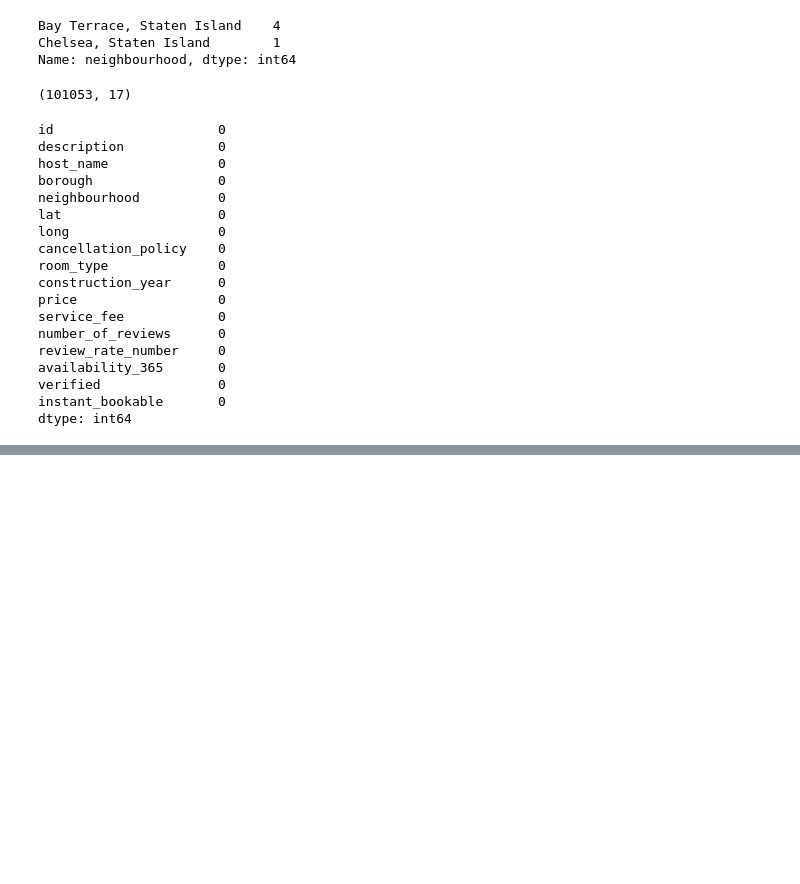
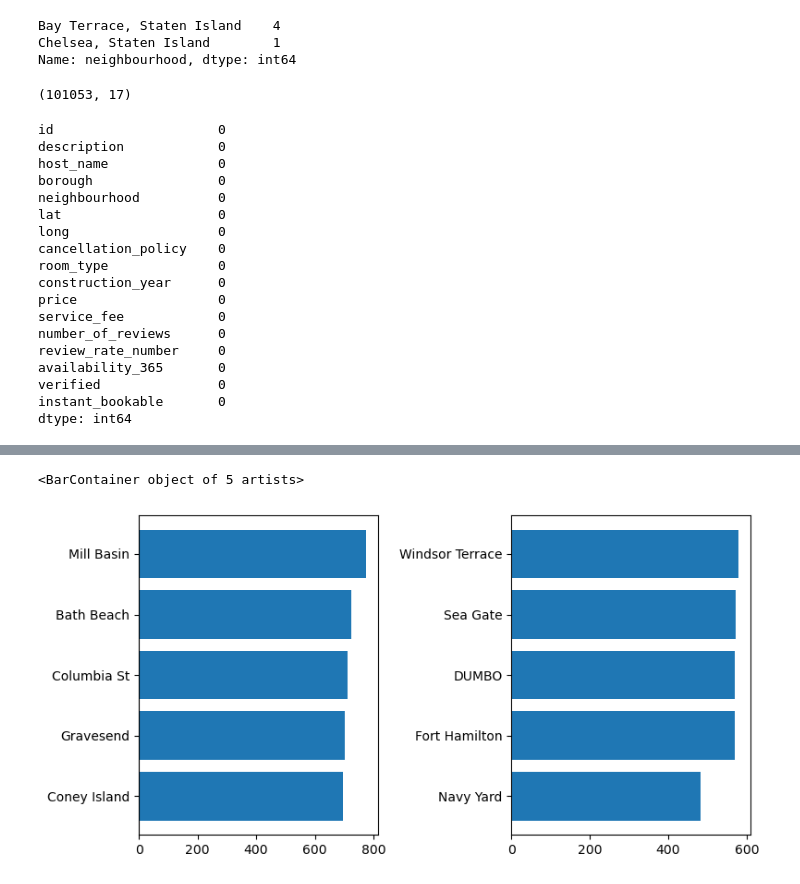
Before and after one commit to Mcapp1/AirBnB-Analysis, a Jupyter notebook: AirBnb.ipynb, the cells around one changed output, grey strips where cells are left out. Drawn from its saved outputs; the diff is of its cells as text; code cells hidden in the pictures; blank space fills up the shorter version.

```diff
--- a/AirBnb.ipynb
+++ b/AirBnb.ipynb
@@ -459,0 +493,9 @@ df = pd.read_csv
+# %%
+fig, ax = plt.subplots(1,2,figsize=(8,4),tight_layout=True)
+
+ax[0].barh(brooklyn_prices.index[-5:],brooklyn_prices.price[-5:])
+
+ax[1].barh(brooklyn_prices.index[:5],brooklyn_prices.price[:5])
+# %% [output]
+<BarContainer object of 5 artists>
+[figure, added]
```
Also changed, not shown: parts of 14 cells of this notebook.
